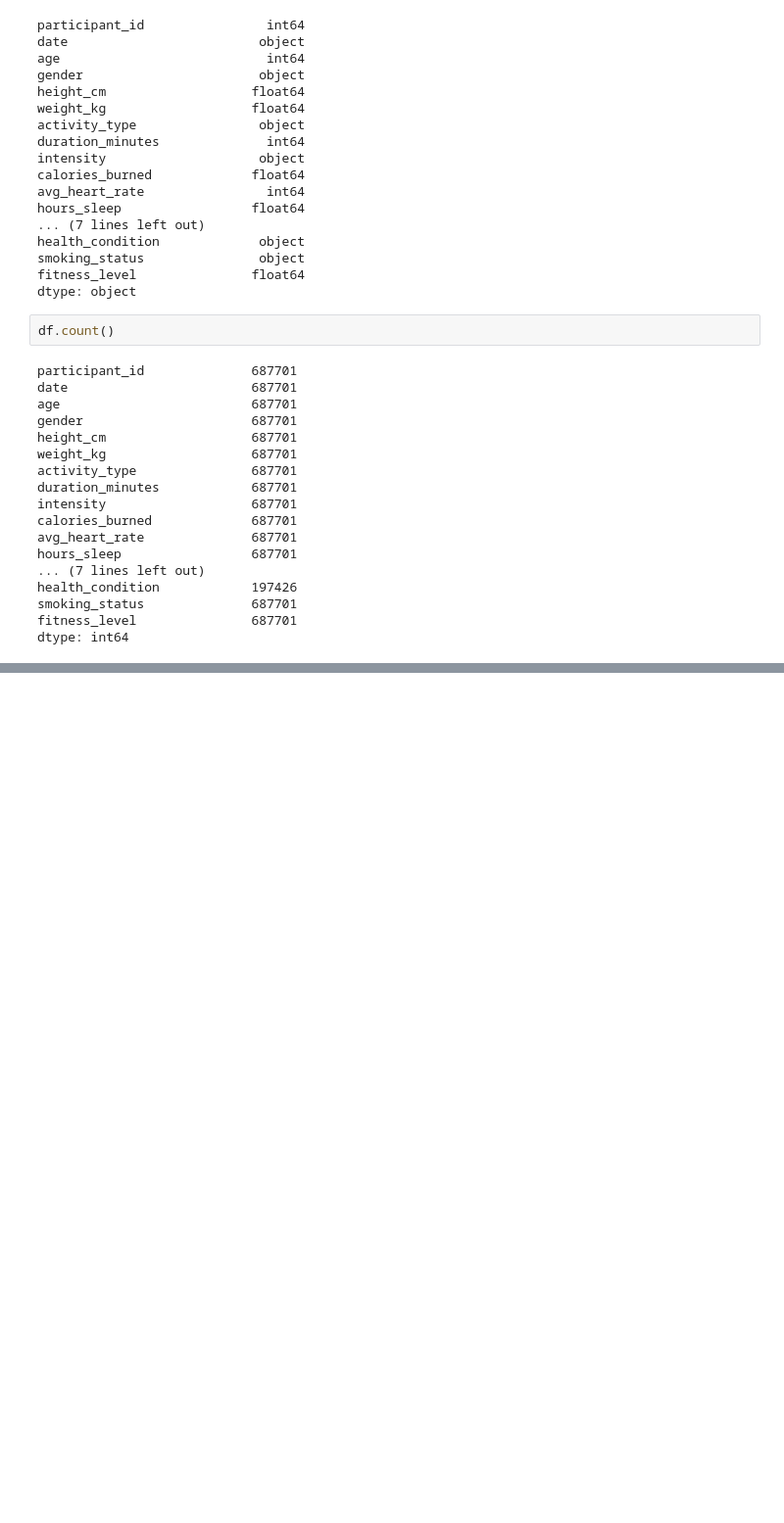
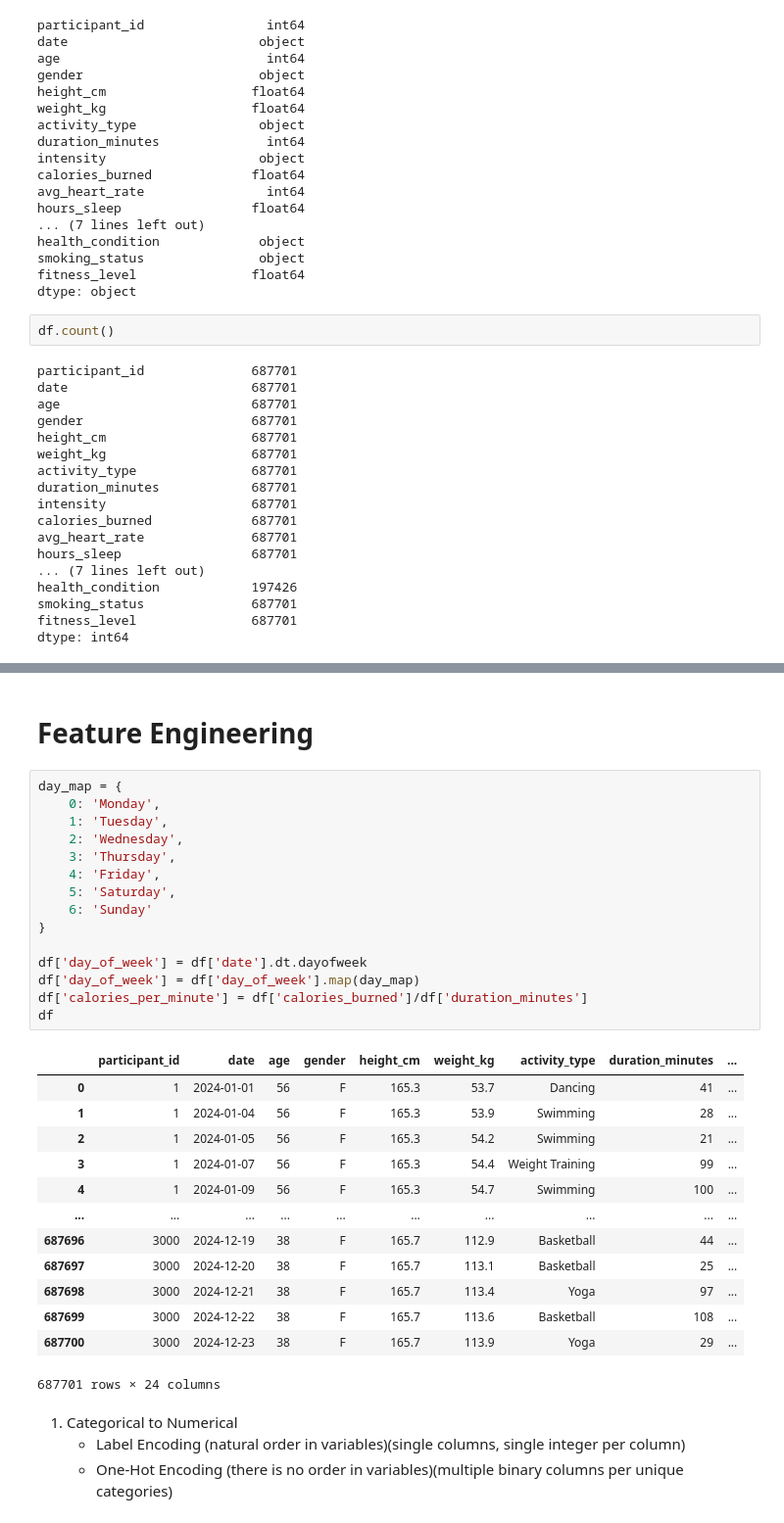
Before and after one commit to SujalBirari/Maha-Aarambh-AI-ML, a Jupyter notebook: Level 1/Problem1.ipynb, the cells around one changed output, grey strips where cells are left out. Shown at 98% size. Saved outputs shown, nothing was run; the diff lists cells and outputs as text; blank space fills up the shorter version.

```diff
--- a/Level 1/Problem1.ipynb
+++ b/Level 1/Problem1.ipynb
@@ -81 +81,36 @@ df
 687701 rows × 22 columns
+# %% [markdown]
+# Feature Engineering
+# %%
+day_map = {
+    0: 'Monday',
+    1: 'Tuesday',
+    2: 'Wednesday',
+    3: 'Thursday',
+    4: 'Friday',
+    5: 'Saturday',
+    6: 'Sunday'
+}
+
+df['day_of_week'] = df['date'].dt.dayofweek
+df['day_of_week'] = df['day_of_week'].map(day_map)
+df['calories_per_minute'] = df['calories_burned']/df['duration_minutes']
+df
+# %% [output]
+|  | participant_id | date | age | gender | height_cm | weight_kg | activity_type | duration_minutes | ... |
+| 0 | 1 | 2024-01-01 | 56 | F | 165.3 | 53.7 | Dancing | 41 | ... |
+| 1 | 1 | 2024-01-04 | 56 | F | 165.3 | 53.9 | Swimming | 28 | ... |
+| 2 | 1 | 2024-01-05 | 56 | F | 165.3 | 54.2 | Swimming | 21 | ... |
+| 3 | 1 | 2024-01-07 | 56 | F | 165.3 | 54.4 | Weight Training | 99 | ... |
+| 4 | 1 | 2024-01-09 | 56 | F | 165.3 | 54.7 | Swimming | 100 | ... |
+| ... | ... | ... | ... | ... | ... | ... | ... | ... | ... |
+| 687696 | 3000 | 2024-12-19 | 38 | F | 165.7 | 112.9 | Basketball | 44 | ... |
+| 687697 | 3000 | 2024-12-20 | 38 | F | 165.7 | 113.1 | Basketball | 25 | ... |
+| 687698 | 3000 | 2024-12-21 | 38 | F | 165.7 | 113.4 | Yoga | 97 | ... |
+| 687699 | 3000 | 2024-12-22 | 38 | F | 165.7 | 113.6 | Basketball | 108 | ... |
+| 687700 | 3000 | 2024-12-23 | 38 | F | 165.7 | 113.9 | Yoga | 29 | ... |
+687701 rows × 24 columns
+# %% [markdown]
+1. Categorical to Numerical
+   - Label Encoding (natural order in variables)(single columns, single integer per column)
+   - One-Hot Encoding (there is no order in variables)(multiple binary columns per unique categories)
```
Also changed, not shown: parts of 6 cells of this notebook.
